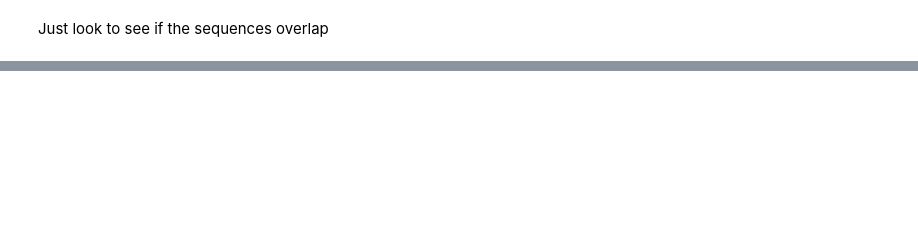
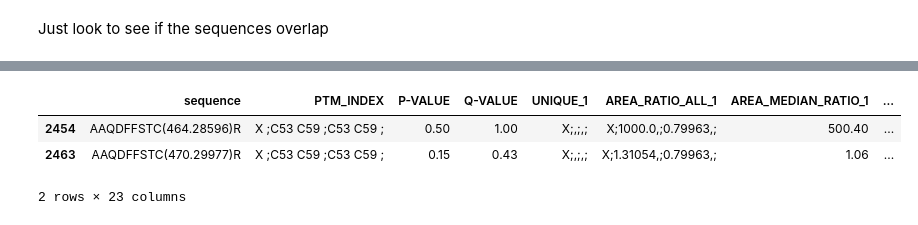
Before and after one commit to mdjones/proteomics-scripts, a Jupyter notebook: results/03072018_proteomics_informatics_tc/1_BasicPeptideCompare.ipynb, the cells around one changed output, grey strips where cells are left out. Saved outputs shown, nothing was run; the diff lists cells and outputs as text; code cells hidden in the pictures; blank space fills up the shorter version.

```diff
--- a/results/03072018_proteomics_informatics_tc/1_BasicPeptideCompare.ipynb
+++ b/results/03072018_proteomics_informatics_tc/1_BasicPeptideCompare.ipynb
@@ -350,0 +435,12 @@ pdDF.groupby('IN_IP2')['Qvalityqvalue'].describe()
+# %%
+## Compare older (SemiTryptic) with new
+new_df = pd.read_csv('/home/jonesmic/gBuild/jonesmic_github/proteomics-scripts/datanocommit/03072018_proteomics_informatics_tc/KEA_EN80_UCB_RERUN/peptideList.csv')
+new_df['SEQUENCE'] = new_df.sequence.str.replace('[()\d.]+','')
+display(new_df[new_df['SEQUENCE'] == 'AAQDFFSTCR'])
+old_df = pd.read_csv('/home/jonesmic/gBuild/jonesmic_github/proteomics-scripts/datanocommit/KEA_EN80_12132017/peptideList.csv')
+old_df['SEQUENCE'] = old_df.sequence.str.replace('[()\d.]+','')
+# %% [output]
+|  | sequence | PTM_INDEX | P-VALUE | Q-VALUE | UNIQUE_1 | AREA_RATIO_ALL_1 | AREA_MEDIAN_RATIO_1 | ... |
+| 2454 | AAQDFFSTC(464.28596)R | X ;C53 C59 ;C53 C59 ; | 0.50 | 1.00 | X;,;,; | X;1000.0,;0.79963,; | 500.40 | ... |
+| 2463 | AAQDFFSTC(470.29977)R | X ;C53 C59 ;C53 C59 ; | 0.15 | 0.43 | X;,;,; | X;1.31054,;0.79963,; | 1.06 | ... |
+2 rows × 23 columns
```
Also changed, not shown: parts of 14 cells of this notebook.
